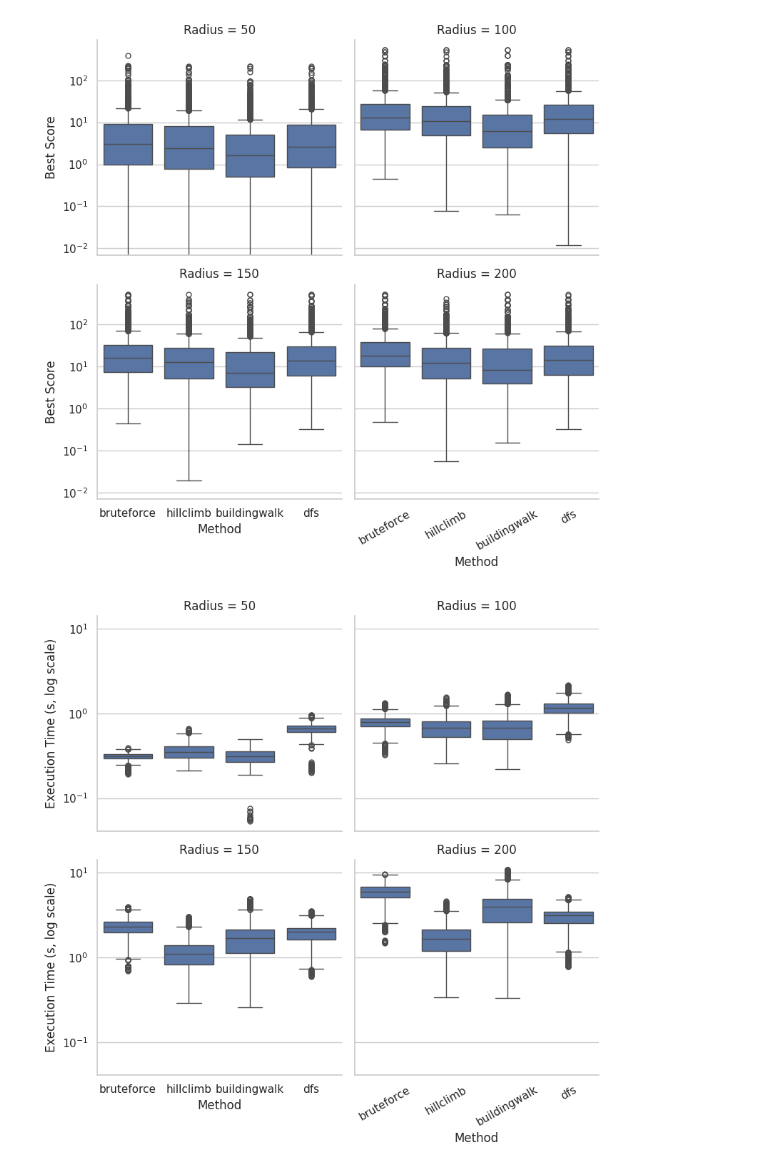
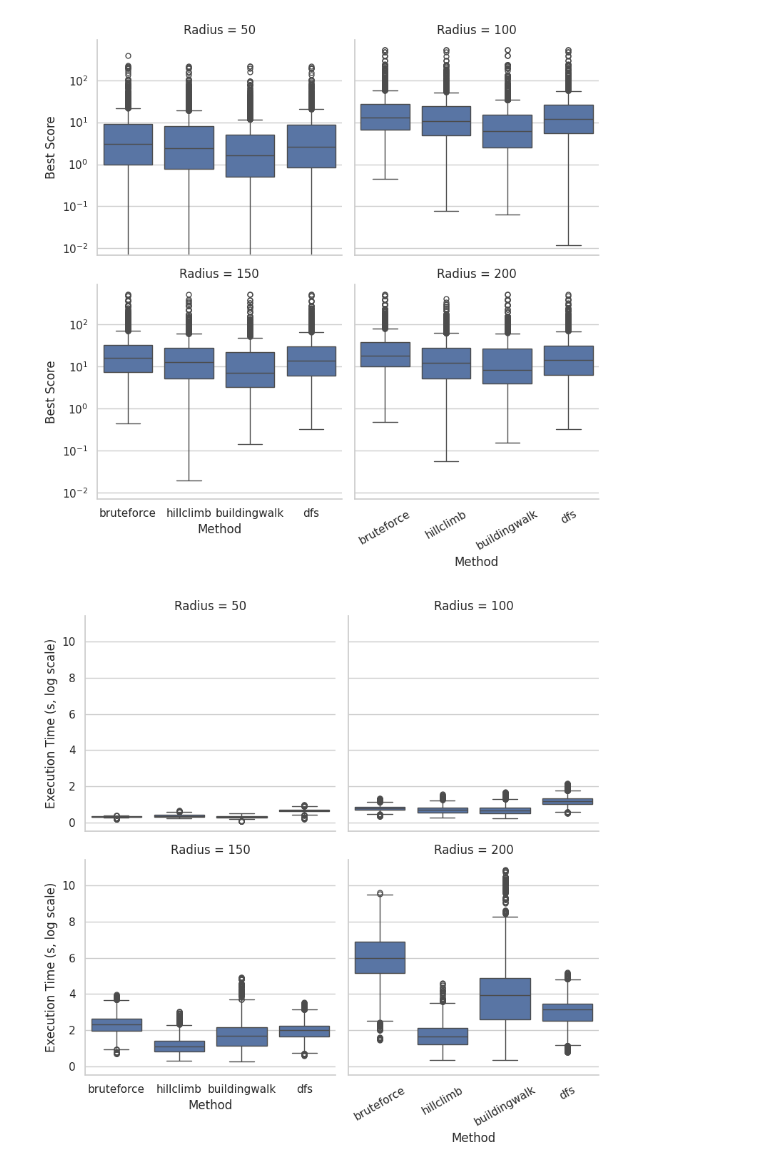
Before and after one commit to lewenhagen/AI_Enhanced_Method_for_Improved_CCTV_Camera_Placement, a Jupyter notebook: notebook.ipynb, the cells around one changed output. Saved outputs shown, nothing was run; the diff lists cells and outputs as text; code cells hidden in the pictures.

```diff
--- a/notebook.ipynb
+++ b/notebook.ipynb
@@ -120,25 +120,25 @@ plt.show()
 # %%
 # Executio time, for all methods
 
 g = sns.catplot(
     data=df,
     x="method",
     y="execution_time",
     col="radius",
     kind="box",
     col_wrap=2,
     height=4,
     sharey=True
 )
 
-g.set(yscale="log")
+# g.set(yscale="log")
 g.set_titles("Radius = {col_name}")
 g.set_axis_labels("Method", "Execution Time (s, log scale)")
 plt.xticks(rotation=30)
 plt.tight_layout()
 plt.show()
 # %% [output]
-[figure, old version]
+[figure, new version]
 # %%
 # pai_pivot_median = df.pivot_table(
 #     values="pai",
```
Also changed, not shown: parts of 6 cells of this notebook.
